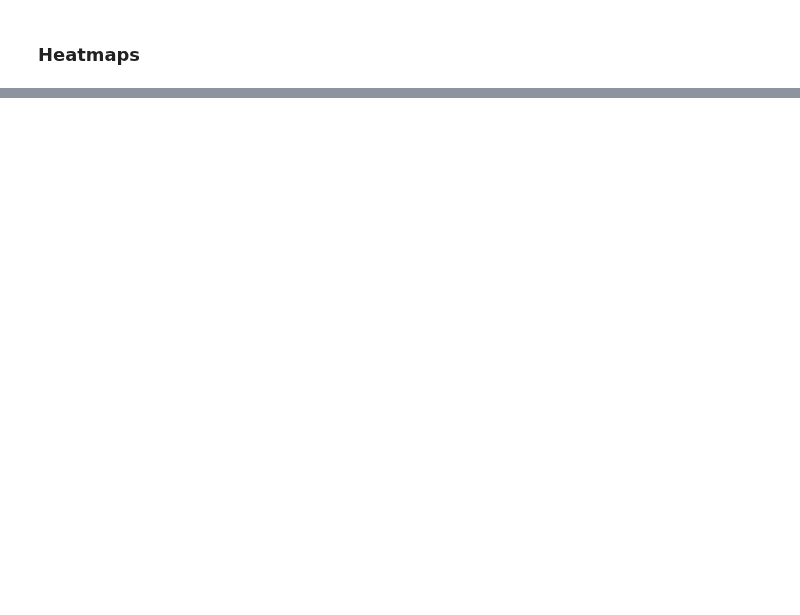
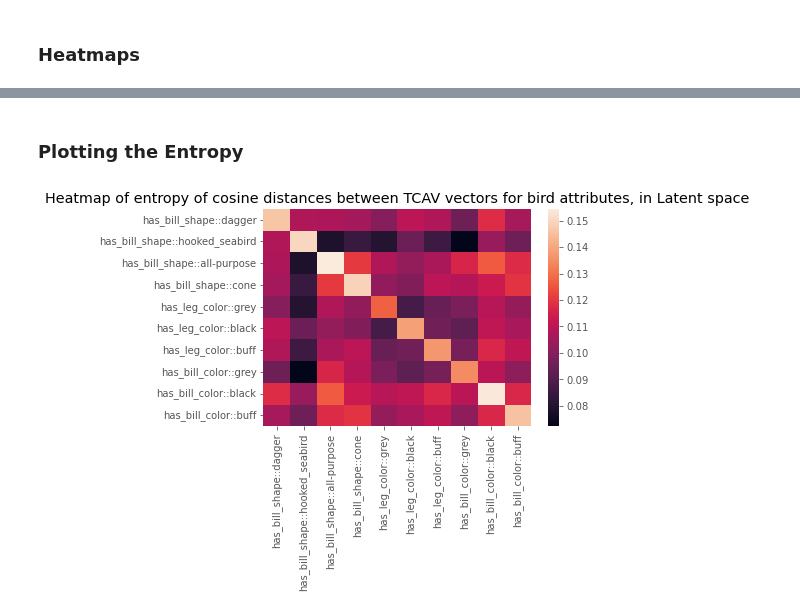
Before and after one commit to naveenr414/Concept-Learning, a Jupyter notebook: scripts/Concept Exploration Birds.ipynb, the cells around one changed output, grey strips where cells are left out. Saved outputs shown, nothing was run; the diff lists cells and outputs as text; code cells hidden in the pictures; blank space fills up the shorter version.

```diff
--- a/scripts/Concept Exploration Birds.ipynb
+++ b/scripts/Concept Exploration Birds.ipynb
@@ -138,0 +143,10 @@ plt.savefig("scripts/Figures/heatmap_birds_cem.png", bbox_inches="tight")
+# %% [markdown]
+### Plotting the Entropy
+# %%
+cosine_by_class_raw = find_average_distances(concept_vectors_tcav,encode_list(label_by_concept_tcav),cosine_metric=True)
+sns.heatmap(cosine_by_class_raw*(1-cosine_by_class_raw),xticklabels=find_unique_in_order(label_by_concept_tcav),
+            yticklabels=find_unique_in_order(label_by_concept_tcav))
+plt.title("Heatmap of entropy of cosine distances between TCAV vectors for bird attributes, in Latent space")
+plt.savefig("scripts/Figures/heatmap_birds_tcav.png", bbox_inches="tight")
+# %% [output]
+[figure, added]
```
Also changed, not shown: parts of 8 cells of this notebook, 6 other files.
